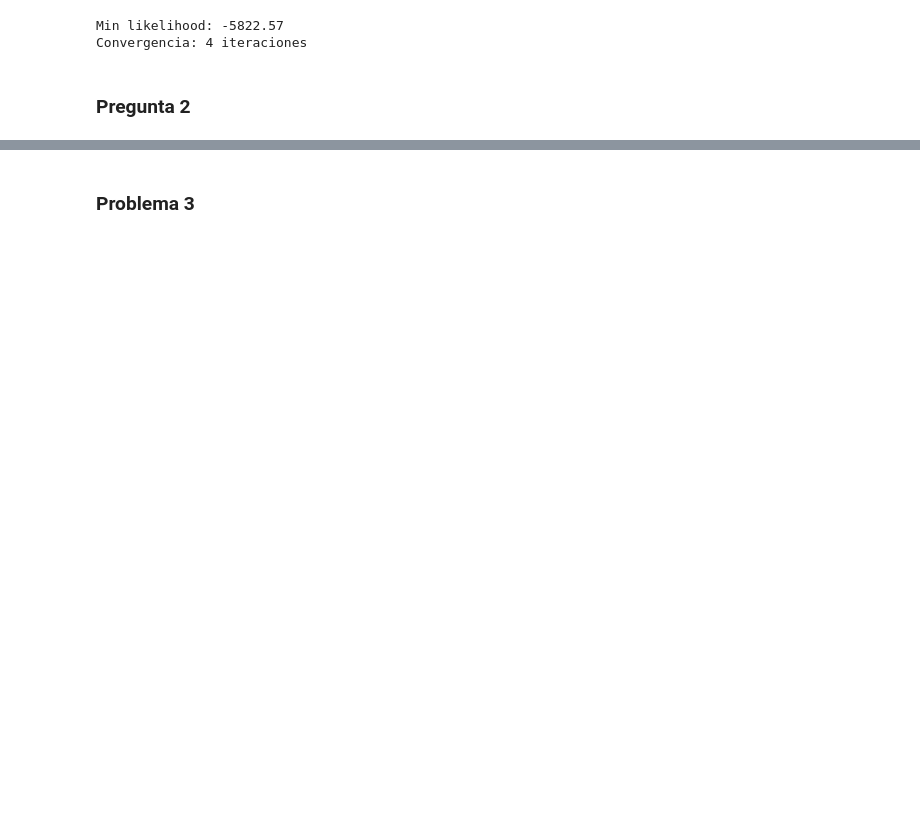
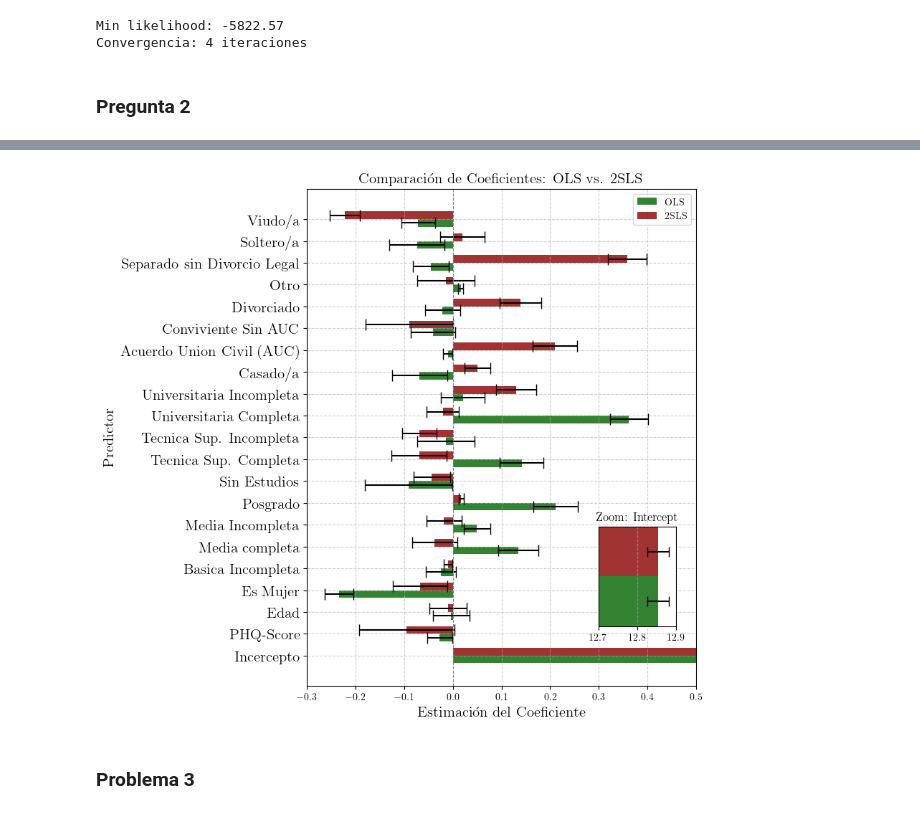
Before and after one commit to cridonoso/econometrics_exercises, a Jupyter notebook: H4/presentation/results.ipynb, the cells around one changed output, grey strips where cells are left out. Saved outputs shown, nothing was run; the diff lists cells and outputs as text; code cells hidden in the pictures; blank space fills up the shorter version.

```diff
--- a/H4/presentation/results.ipynb
+++ b/H4/presentation/results.ipynb
@@ -139,3 +183,4 @@ path_2 = '../results/problema_2/'
 f_values = pd.read_csv(os.path.join(path_2, 'f_values.csv'))
 results_p2    = pd.read_csv(os.path.join(path_2, 'results.csv'))
 results_p2.sample()
+results_p2['Label'] = results_p2['Predictor'].replace(ToChange)
@@ -177,3 +187,74 @@ plt.show()
+# %%
+# --- Inicio del Código del Gráfico ---
+
+fig, ax = plt.subplots(figsize=(7, 9))
+
+# Definir las posiciones y el ancho de las barras
+predictors = results_p2['Label']
+x = np.arange(len(predictors))
+width = 0.35
+
+# 1. DIBUJAR LAS BARRAS ORIGINALES
+# Esto no cambia, se dibujan todas las barras
+ax.barh(x - width/2, results_p2['Beta_Estimado'], width, label='OLS',
+        xerr=results_p2['se'], capsize=6, color='darkgreen', alpha=0.8)
+
+ax.barh(x + width/2, results_p2['Beta_Estimado_2sls'], width, label='2SLS',
+        xerr=results_p2['se_2sls'], capsize=6, color='darkred', alpha=0.8)
+
+# --- Añadir Títulos, Etiquetas y Leyenda ---
+ax.set_xlabel('Estimación del Coeficiente', fontsize=15)
+ax.set_ylabel('Predictor', fontsize=15)
+ax.set_title('Comparación de Coeficientes: OLS vs. 2SLS', fontsize=15)
+ax.set_yticks(x)
+ax.set_yticklabels(predictors, fontsize=15)
+ax.legend()
+ax.axvline(0, color='grey', linewidth=0.8, linestyle='--')
+ax.grid(axis='x', linestyle='--', alpha=0.6)
+
+# Asegurarse de que el eje X tenga espacio para ver todas las barras, incluida la más larga
+ax.set_xlim(left=-0.5, right=12)
+
+
+# 2. CREAR EL RECUADRO DE ZOOM (INSET)
+# inset_axes crea un nuevo "lienzo" dentro del gráfico principal
+# Lo ubicamos en una zona que no tape información importante, ej: 'center right'
+axins = inset_axes(ax,
+                   width="20%", height="20%", loc='lower right',
+                                         bbox_to_anchor=(0.0, 0.08, 1, 1),
+                       bbox_transform=ax.transAxes,
+                   borderpad=2)          # Espacio respecto al borde
+
+# 3. DIBUJAR LOS DATOS OTRA VEZ DENTRO DEL ZOOM
+# Dibujamos lo mismo, pero los límites del 'axins' actuarán como una lupa
+axins.barh(x - width/2, results_p2['Beta_Estimado'], width, xerr=results_p2['se'], capsize=5, color='darkgreen', alpha=0.8)
+axins.barh(x + width/2, results_p2['Beta_Estimado_2sls'], width, xerr=results_p2['se_2sls'], capsize=5, color='darkred', alpha=0.8)
+
+
+# 4. DEFINIR QUÉ SE VERÁ DENTRO DEL ZOOM
+# --- Eje Y del Zoom ---
+# Queremos ver solo la última barra. Su posición en Y es la última del array 'x'.
+last_bar_y_pos = x[0]
+axins.set_ylim(last_bar_y_pos - width, last_bar_y_pos + width) # Centra la vista en la última barra
+
+# --- Eje X del Zoom ---
+# Centramos la vista horizontal alrededor de los valores de la última barra
+last_beta_1 = results_p2['Beta_Estimado'].iloc[-1]
+last_beta_2 = results_p2['Beta_Estimado_2sls'].iloc[-1]
+axins.set_xlim(12.7, 12.9)
+
+# Ocultar las etiquetas del eje Y en el zoom para que sea más limpio
+axins.set_yticks([])
+axins.set_title('Zoom: Intercept') # Añadir un título al zoom
+axins.grid(axis='x', linestyle='--', alpha=0.6)
+
+ax.set_xlim(-0.3, 0.5)
+ax.grid(True, axis='y', linestyle='--', alpha=0.6)
+# --- Finalizar y mostrar el gráfico ---
+fig.savefig(os.path.join(path_2, 'comp_olsvs2sls.png'), dpi=300, bbox_inches='tight')
+plt.show()
+# %% [output]
+[figure, added]
 # %% [markdown]
 ### Problema 3
 # %%
```
Also changed, not shown: parts of 19 cells of this notebook, 35 other files.
